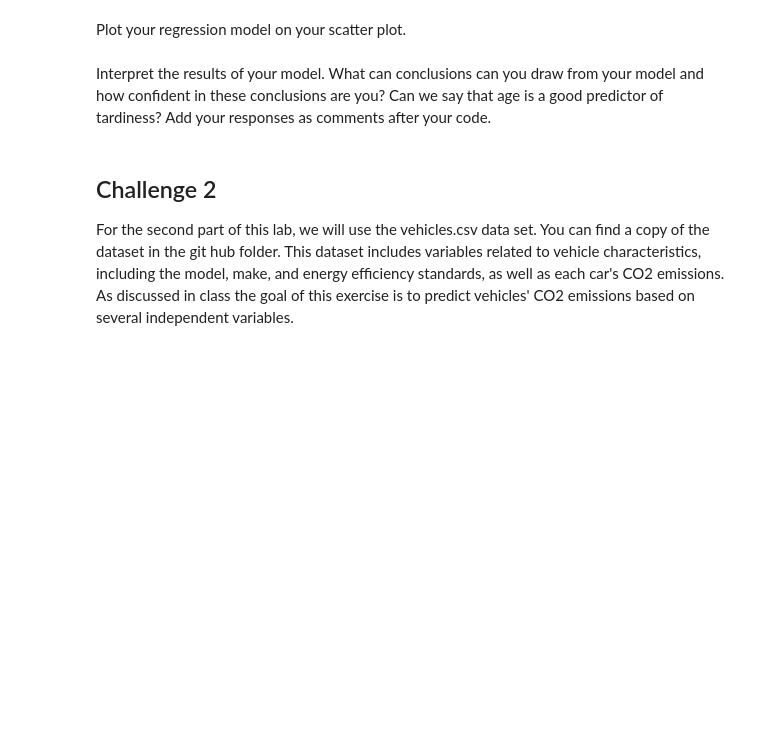
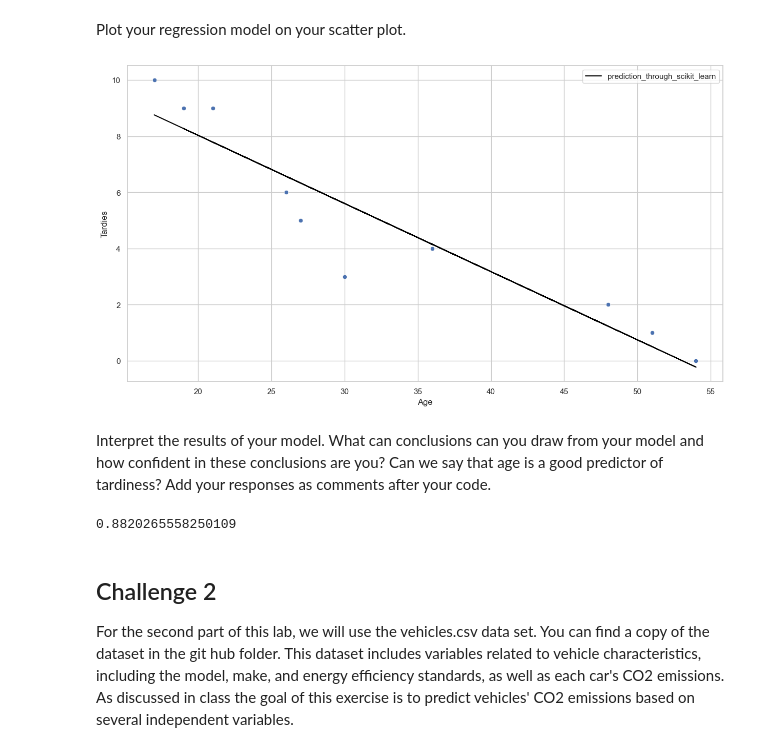
Before and after one commit to Ironhack-data-bcn-oct-2023/lab-regression-analysis, a Jupyter notebook: your-code.ipynb, the cells around one changed output. Saved outputs shown, nothing was run; the diff lists cells and outputs as text; code cells hidden in the pictures; blank space fills up the shorter version.

```diff
--- a/your-code.ipynb
+++ b/your-code.ipynb
@@ -49,2 +100,8 @@ Build a regression model for this data. What will be your outcome variable? What
+# %%
+lr = LinearRegression()
+X = student_data[["Age"]]
+y = student_data.Tardies
+
+lr.fit(X, y);
 # %% [markdown]
 Plot your regression model on your scatter plot.
@@ -53,2 +108,9 @@ Plot your regression model on your scatter plot.
+# %%
+student_data["prediction_through_scikit_learn"] = student_data.Age * lr.coef_[0] + lr.intercept_
+sns.scatterplot(x=student_data.Age, y=student_data.Tardies)
+plt.plot(student_data.Age, student_data["prediction_through_scikit_learn"], c="black", label="prediction_through_scikit_learn")
+plt.legend();
+# %% [output]
+[figure, added]
 # %% [markdown]
 Interpret the results of your model. What can conclusions can you draw from your model and how confident in these conclusions are you? Can we say that age is a good predictor of tardiness? Add your responses as comments after your code.
@@ -56,0 +117,5 @@ Interpret the results of your model. What can conclusions can you draw from your
+# %%
+r2 = metrics.r2_score(student_data.Tardies, student_data["prediction_through_scikit_learn"])
+r2
+# %% [output]
+0.8820265558250109
```
Also changed, not shown: parts of 44 cells of this notebook.
